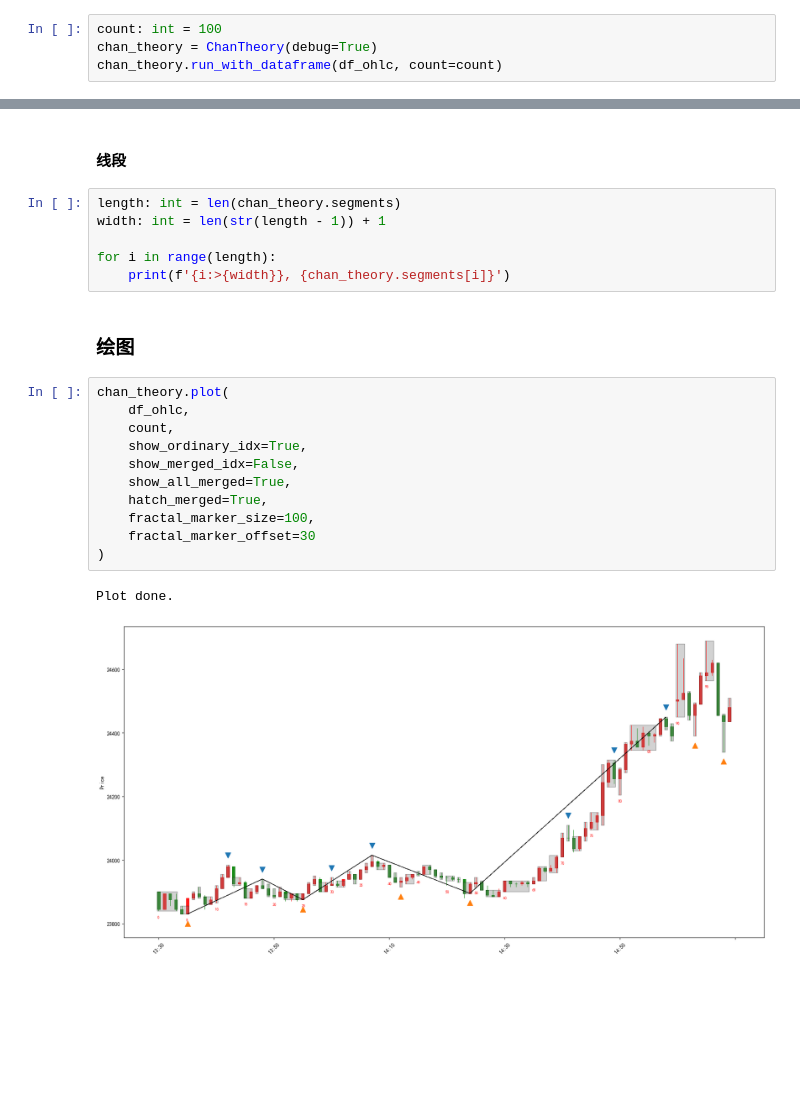
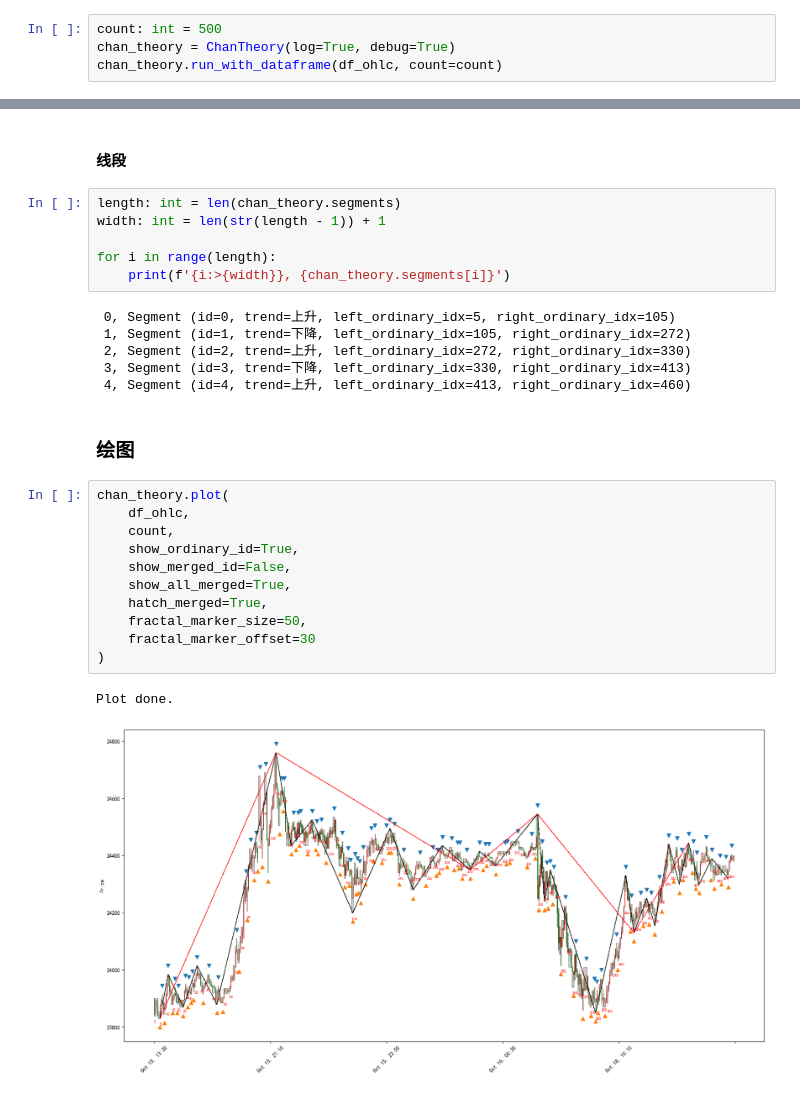
Before and after one commit to BruceFrankWong/InvestmentWorkshop, a Jupyter notebook: notebook/chan_A_03.ipynb, the cells around one changed output, grey strips where cells are left out. Cells and saved outputs as stored; diff of their text form; blank space fills up the shorter version.

```diff
--- a/notebook/chan_A_03.ipynb
+++ b/notebook/chan_A_03.ipynb
@@ -107,7 +107,7 @@ memory usage: 31.1 KB
 # %% [markdown]
 ### 计算
 # %%
-count: int = 100
-chan_theory = ChanTheory(debug=True)
+count: int = 500
+chan_theory = ChanTheory(log=True, debug=True)
 chan_theory.run_with_dataframe(df_ohlc, count=count)
 # %% [output]
@@ -201,19 +216,25 @@ width: int = len(str(length - 1)) + 1
 
 for i in range(length):
     print(f'{i:>{width}}, {chan_theory.segments[i]}')
+# %% [output]
+ 0, Segment (id=0, trend=上升, left_ordinary_idx=5, right_ordinary_idx=105)
+ 1, Segment (id=1, trend=下降, left_ordinary_idx=105, right_ordinary_idx=272)
+ 2, Segment (id=2, trend=上升, left_ordinary_idx=272, right_ordinary_idx=330)
+ 3, Segment (id=3, trend=下降, left_ordinary_idx=330, right_ordinary_idx=413)
+ 4, Segment (id=4, trend=上升, left_ordinary_idx=413, right_ordinary_idx=460)
 # %% [markdown]
 ### 绘图
 # %%
 chan_theory.plot(
     df_ohlc,
     count,
-    show_ordinary_idx=True,
-    show_merged_idx=False,
+    show_ordinary_id=True,
+    show_merged_id=False,
     show_all_merged=True,
     hatch_merged=True,
-    fractal_marker_size=100,
+    fractal_marker_size=50,
     fractal_marker_offset=30
 )
 # %% [output]
 Plot done.
-[figure, old version]
+[figure, new version]
```
Also changed, not shown: parts of 4 cells of this notebook.
